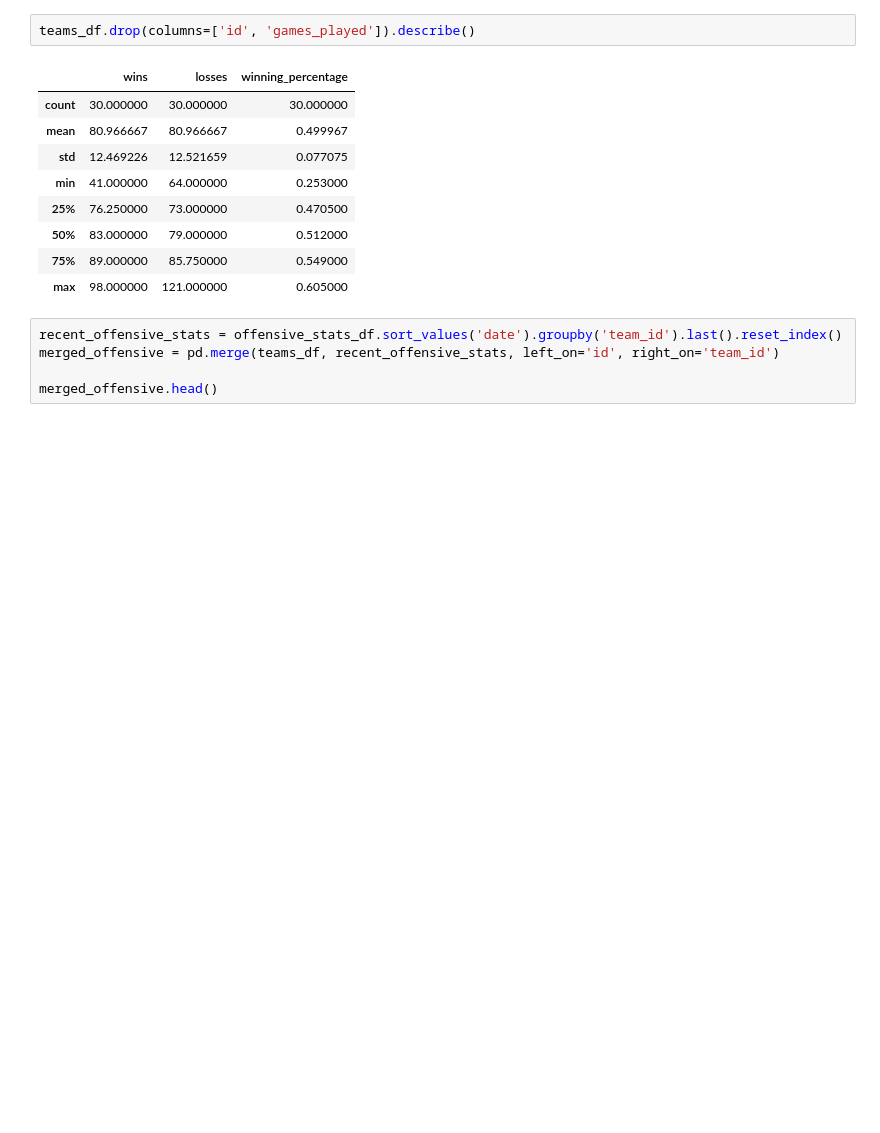
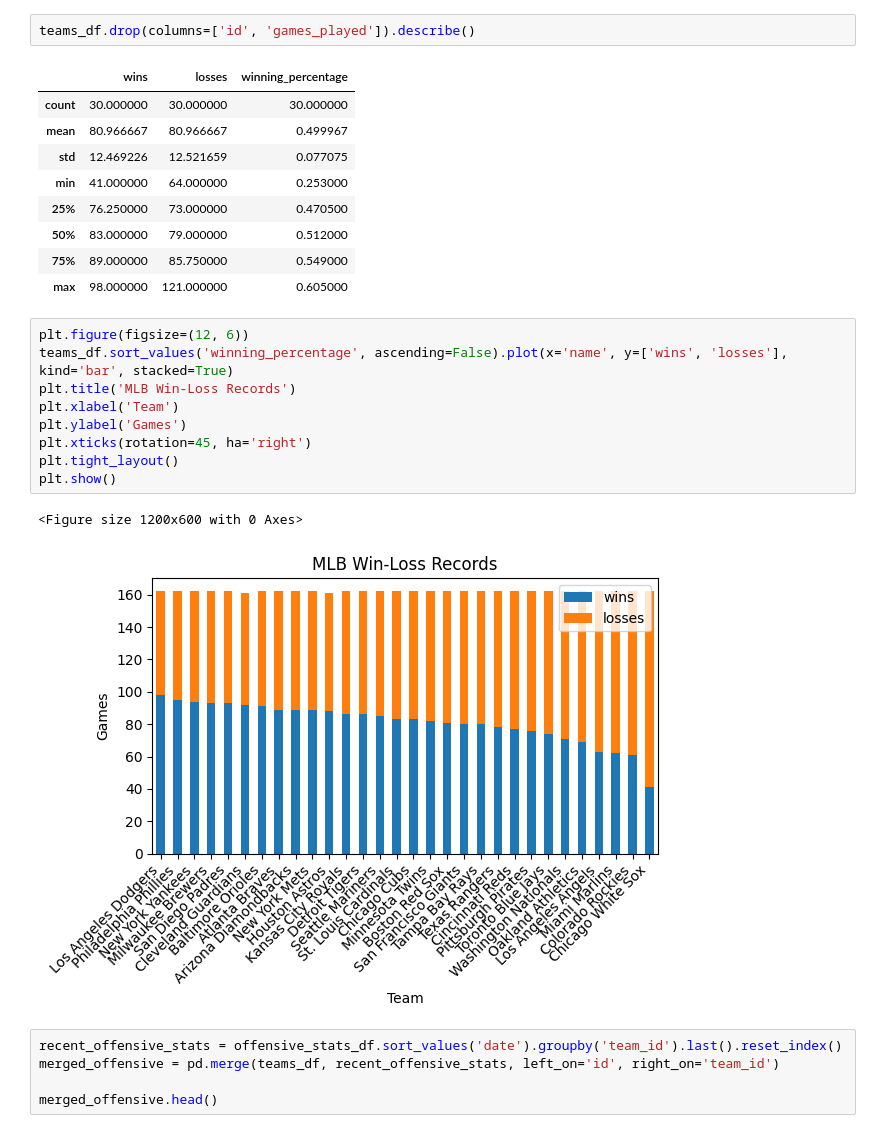
Before and after one commit to jbarkie/betbot, a Jupyter notebook: machine_learning/docs/notebooks/mlb-eda.ipynb, the cells around one changed output. Cells and saved outputs as stored; diff of their text form; blank space fills up the shorter version.

```diff
--- a/machine_learning/docs/notebooks/mlb-eda.ipynb
+++ b/machine_learning/docs/notebooks/mlb-eda.ipynb
@@ -62,6 +62,18 @@ teams_df.drop(columns=['id', 'games_played']).describe()
 | 50% | 83.000000 | 79.000000 | 0.512000 |
 | 75% | 89.000000 | 85.750000 | 0.549000 |
 | max | 98.000000 | 121.000000 | 0.605000 |
+# %%
+plt.figure(figsize=(12, 6))
+teams_df.sort_values('winning_percentage', ascending=False).plot(x='name', y=['wins', 'losses'], kind='bar', stacked=True)
+plt.title('MLB Win-Loss Records')
+plt.xlabel('Team')
+plt.ylabel('Games')
+plt.xticks(rotation=45, ha='right')
+plt.tight_layout()
+plt.show()
+# %% [output]
+<Figure size 1200x600 with 0 Axes>
+[figure, added]
 # %%
 recent_offensive_stats = offensive_stats_df.sort_values('date').groupby('team_id').last().reset_index()
 merged_offensive = pd.merge(teams_df, recent_offensive_stats, left_on='id', right_on='team_id')
```
Also changed, not shown: parts of 4 cells of this notebook.
